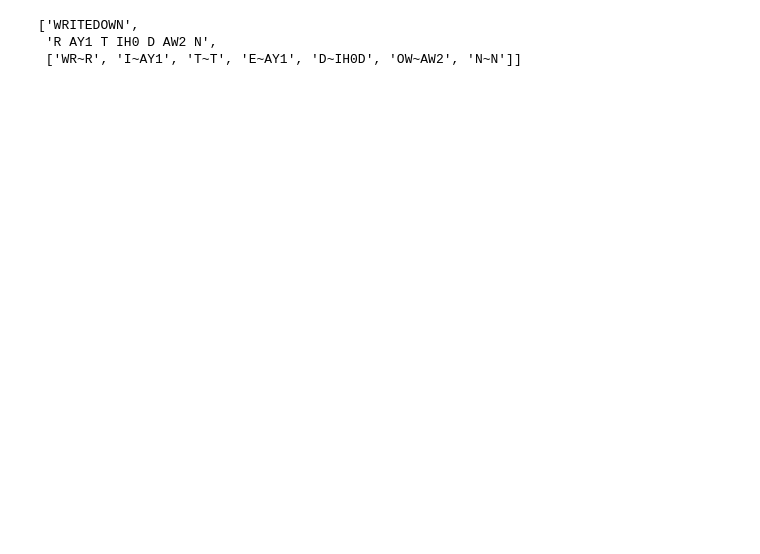
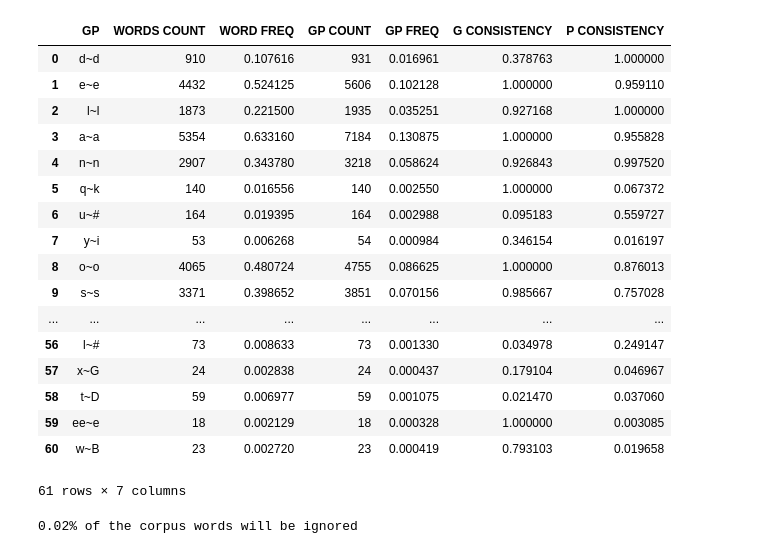
Before and after one commit to OlivierDehaene/GPA4.0, a Jupyter notebook: notebooks/stats_gp_prog.ipynb, the cells around one changed output. Saved outputs shown, nothing was run; the diff lists cells and outputs as text; code cells hidden in the pictures; blank space fills up the shorter version.

```diff
--- a/notebooks/stats_gp_prog.ipynb
+++ b/notebooks/stats_gp_prog.ipynb
@@ -359,14 +365,10 @@ def _delete_outliner(gp,gpCount):
         return True
     return False
 # %%
-g2p_mapping_once("WRITEDOWN", "w2p_en", "../api/word_to_phonetic/en/en_vocab")
+#g2p_mapping_once("voted", "w2p_en", "../api/word_to_phonetic/en/en_vocab")
-# %% [output]
-['WRITEDOWN',
- 'R AY1 T IH0 D AW2 N',
- ['WR~R', 'I~AY1', 'T~T', 'E~AY1', 'D~IH0D', 'OW~AW2', 'N~N']]
 # %%
-with open("../data_dir/en/dataset.csv", "r") as f:
-    corpus = [l.strip().split(";")[0] for l in f.readlines()]
+with open(DATASET, "r") as f:
+    corpus = [l.strip().split(",")[0] for l in f.readlines()]
 # %%
 batch_size = 64
 wordCount = len(corpus)
@@ -379,7 +381,7 @@ for idx_batch in tqdm(range(n_batch + 1)):
         batch = corpus[idx_batch*batch_size:(idx_batch+1)*batch_size]
     except :
         batch = corpus[n_batch*batch_size:]
-    results.extend(g2p_mapping_batch(batch, "w2p_en", "../api/word_to_phonetic/en/en_vocab"))
+    results.extend(g2p_mapping_batch(batch, MODEL_NAME, VOCAB))
 
 
 # for word in tqdm(corpus):
@@ -420,7 +422,6 @@ for r in results:
         if gp not in temp:
             _dic_add(gp, wordCountDic)
 
-        _dic_add_txt(gp,exampleDic,r)
         temp.append(gp)
 # %%
 gpCount = sum(gpCountDic.values())
@@ -428,15 +429,35 @@ tupList = []
 for i in range(len(gpList)):
     gp = gpList[i]
     g,p = gp.split("~")
-    tup = (gp, wordCountDic[gp], wordCountDic[gp]/wordCount, gpCountDic[gp], gpCountDic[gp]/gpCount,
-              gpCountDic[gp]/gCountDic[g], gpCountDic[gp]/pCountDic[p],exampleDic[gp])
-    tupList.append(tup)
+    if not _delete_outliner(gp,gpCount):
+        tup = (gp, wordCountDic[gp], wordCountDic[gp]/wordCount, gpCountDic[gp], gpCountDic[gp]/gpCount,
+                  gpCountDic[gp]/gCountDic[g], gpCountDic[gp]/pCountDic[p])
+        tupList.append(tup)
 # %%
 df = pd.DataFrame()
 df = df.append(tupList,ignore_index=True)
 df.columns = [["GP", "WORDS COUNT","WORD FREQ", "GP COUNT",
-                              "GP FREQ", "G CONSISTENCY", "P CONSISTENCY", "EXAMPLE"]]
-df.head()
+                              "GP FREQ", "G CONSISTENCY", "P CONSISTENCY"]]
+df
+# %% [output]
+|  | GP | WORDS COUNT | WORD FREQ | GP COUNT | GP FREQ | G CONSISTENCY | P CONSISTENCY |
+| 0 | d~d | 910 | 0.107616 | 931 | 0.016961 | 0.378763 | 1.000000 |
+| 1 | e~e | 4432 | 0.524125 | 5606 | 0.102128 | 1.000000 | 0.959110 |
+| 2 | l~l | 1873 | 0.221500 | 1935 | 0.035251 | 0.927168 | 1.000000 |
+| 3 | a~a | 5354 | 0.633160 | 7184 | 0.130875 | 1.000000 | 0.955828 |
+| 4 | n~n | 2907 | 0.343780 | 3218 | 0.058624 | 0.926843 | 0.997520 |
+| 5 | q~k | 140 | 0.016556 | 140 | 0.002550 | 1.000000 | 0.067372 |
+| 6 | u~# | 164 | 0.019395 | 164 | 0.002988 | 0.095183 | 0.559727 |
+| 7 | y~i | 53 | 0.006268 | 54 | 0.000984 | 0.346154 | 0.016197 |
+| 8 | o~o | 4065 | 0.480724 | 4755 | 0.086625 | 1.000000 | 0.876013 |
+| 9 | s~s | 3371 | 0.398652 | 3851 | 0.070156 | 0.985667 | 0.757028 |
+| ... | ... | ... | ... | ... | ... | ... | ... |
+| 56 | l~# | 73 | 0.008633 | 73 | 0.001330 | 0.034978 | 0.249147 |
+| 57 | x~G | 24 | 0.002838 | 24 | 0.000437 | 0.179104 | 0.046967 |
+| 58 | t~D | 59 | 0.006977 | 59 | 0.001075 | 0.021470 | 0.037060 |
+| 59 | ee~e | 18 | 0.002129 | 18 | 0.000328 | 1.000000 | 0.003085 |
+| 60 | w~B | 23 | 0.002720 | 23 | 0.000419 | 0.793103 | 0.019658 |
+61 rows × 7 columns
 # %%
 def get_word_count(weights):
     scores = np.dot(weights, np.transpose(df[["WORD FREQ", "GP FREQ", "G CONSISTENCY", "P CONSISTENCY"]]))
@@ -456,6 +476,8 @@ def get_word_count(weights):
     return cn
 # %%
 weights = [50,10,0,40]
-get_word_count(weights)/len(corpus)
+print("{:.2f}% of the corpus words will be ignored".format(get_word_count(weights)/len(corpus)))
+# %% [output]
+0.02% of the corpus words will be ignored
 # %%
 df
```
Also changed, not shown: parts of 6 cells of this notebook, 10 other files.
